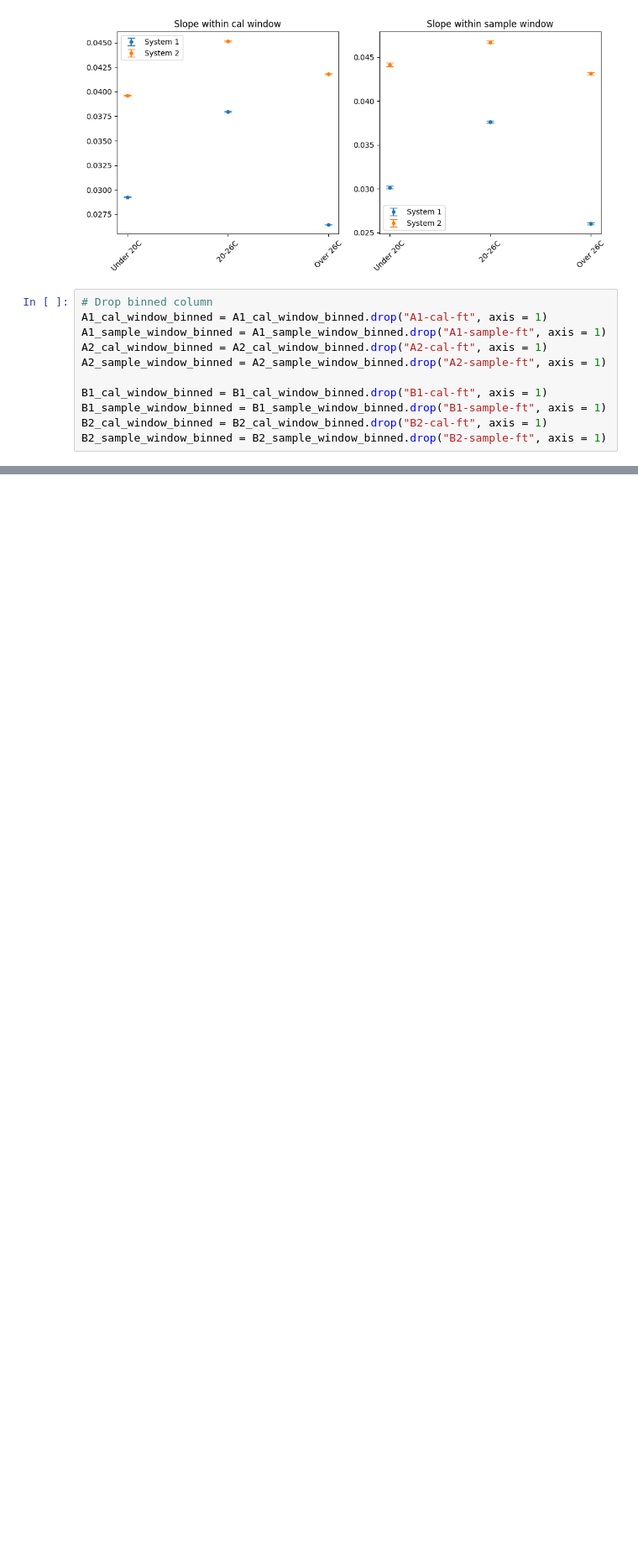
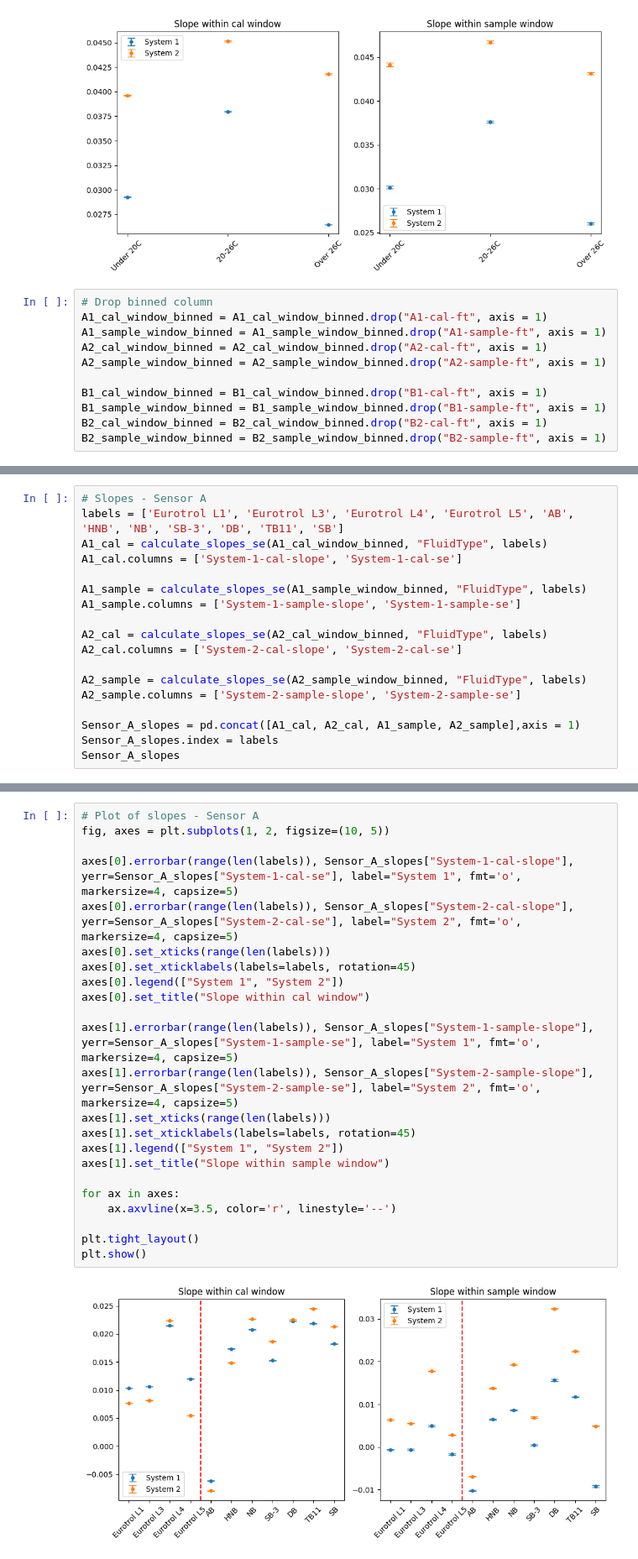
Before and after one commit to dejaytang/Capstone_Siemens, a Jupyter notebook: Coding/Dylan/raw_slope_code_DL.ipynb, the cells around one changed output, grey strips where cells are left out. Shown at 84% size. Drawn from its saved outputs; the diff is of its cells as text; blank space fills up the shorter version.

Commit message:
adding raw FluidType analysis

```diff
--- a/Coding/Dylan/raw_slope_code_DL.ipynb
+++ b/Coding/Dylan/raw_slope_code_DL.ipynb
@@ -615,0 +634,18 @@ B2_sample_window_binned = B2_sample_window_binned.drop("B2-sample-ft", axis = 1)
+# %%
+# Slopes - Sensor A
+labels = ['Eurotrol L1', 'Eurotrol L3', 'Eurotrol L4', 'Eurotrol L5', 'AB', 'HNB', 'NB', 'SB-3', 'DB', 'TB11', 'SB']
+A1_cal = calculate_slopes_se(A1_cal_window_binned, "FluidType", labels)
+A1_cal.columns = ['System-1-cal-slope', 'System-1-cal-se']
+
+A1_sample = calculate_slopes_se(A1_sample_window_binned, "FluidType", labels)
+A1_sample.columns = ['System-1-sample-slope', 'System-1-sample-se']
+
+A2_cal = calculate_slopes_se(A2_cal_window_binned, "FluidType", labels)
+A2_cal.columns = ['System-2-cal-slope', 'System-2-cal-se']
+
+A2_sample = calculate_slopes_se(A2_sample_window_binned, "FluidType", labels)
+A2_sample.columns = ['System-2-sample-slope', 'System-2-sample-se']
+
+Sensor_A_slopes = pd.concat([A1_cal, A2_cal, A1_sample, A2_sample],axis = 1)
+Sensor_A_slopes.index = labels
+Sensor_A_slopes
@@ -615,0 +665,25 @@ B2_sample_window_binned = B2_sample_window_binned.drop("B2-sample-ft", axis = 1)
+# %%
+# Plot of slopes - Sensor A
+fig, axes = plt.subplots(1, 2, figsize=(10, 5))
+
+axes[0].errorbar(range(len(labels)), Sensor_A_slopes["System-1-cal-slope"], yerr=Sensor_A_slopes["System-1-cal-se"], label="System 1", fmt='o', markersize=4, capsize=5)
+axes[0].errorbar(range(len(labels)), Sensor_A_slopes["System-2-cal-slope"], yerr=Sensor_A_slopes["System-2-cal-se"], label="System 2", fmt='o', markersize=4, capsize=5)
+axes[0].set_xticks(range(len(labels)))
+axes[0].set_xticklabels(labels=labels, rotation=45)
+axes[0].legend(["System 1", "System 2"])
+axes[0].set_title("Slope within cal window")
+
+axes[1].errorbar(range(len(labels)), Sensor_A_slopes["System-1-sample-slope"], yerr=Sensor_A_slopes["System-1-sample-se"], label="System 1", fmt='o', markersize=4, capsize=5)
+axes[1].errorbar(range(len(labels)), Sensor_A_slopes["System-2-sample-slope"], yerr=Sensor_A_slopes["System-2-sample-se"], label="System 2", fmt='o', markersize=4, capsize=5)
+axes[1].set_xticks(range(len(labels)))
+axes[1].set_xticklabels(labels=labels, rotation=45)
+axes[1].legend(["System 1", "System 2"])
+axes[1].set_title("Slope within sample window")
+
+for ax in axes:
+    ax.axvline(x=3.5, color='r', linestyle='--')
+
+plt.tight_layout()
+plt.show()
+# %% [output]
+[figure, added]
```
Also changed, not shown: parts of 6 cells of this notebook.
